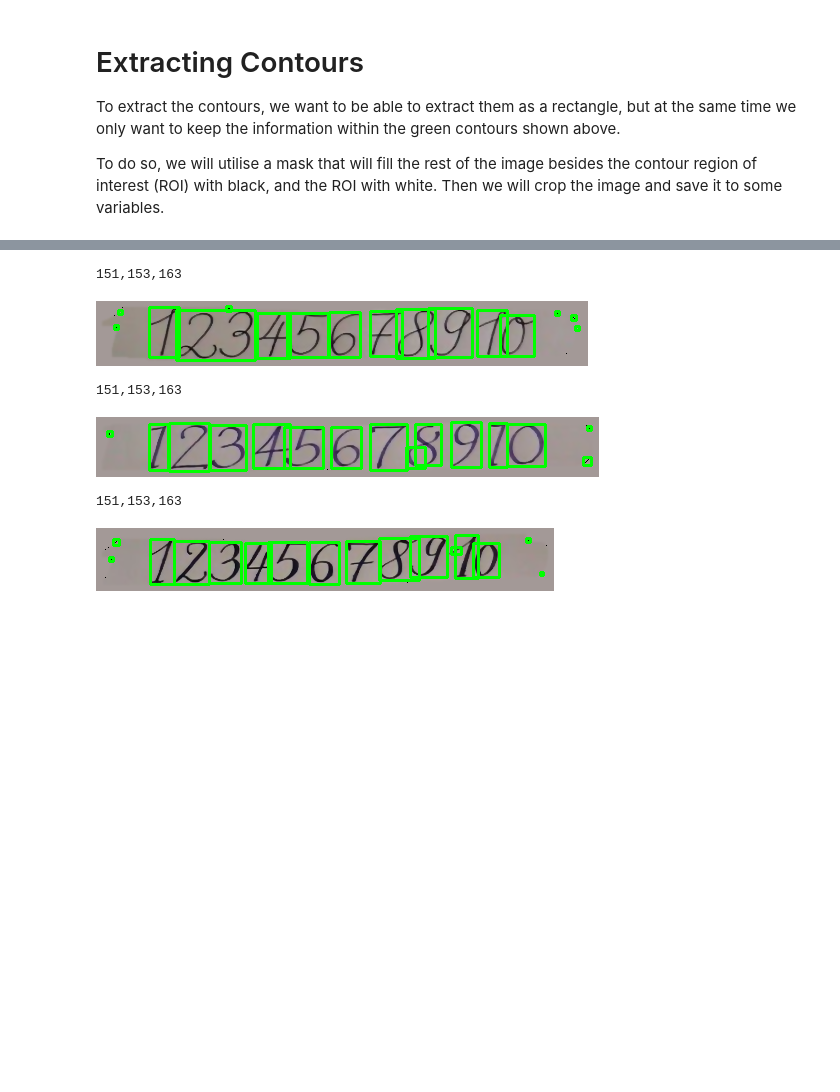
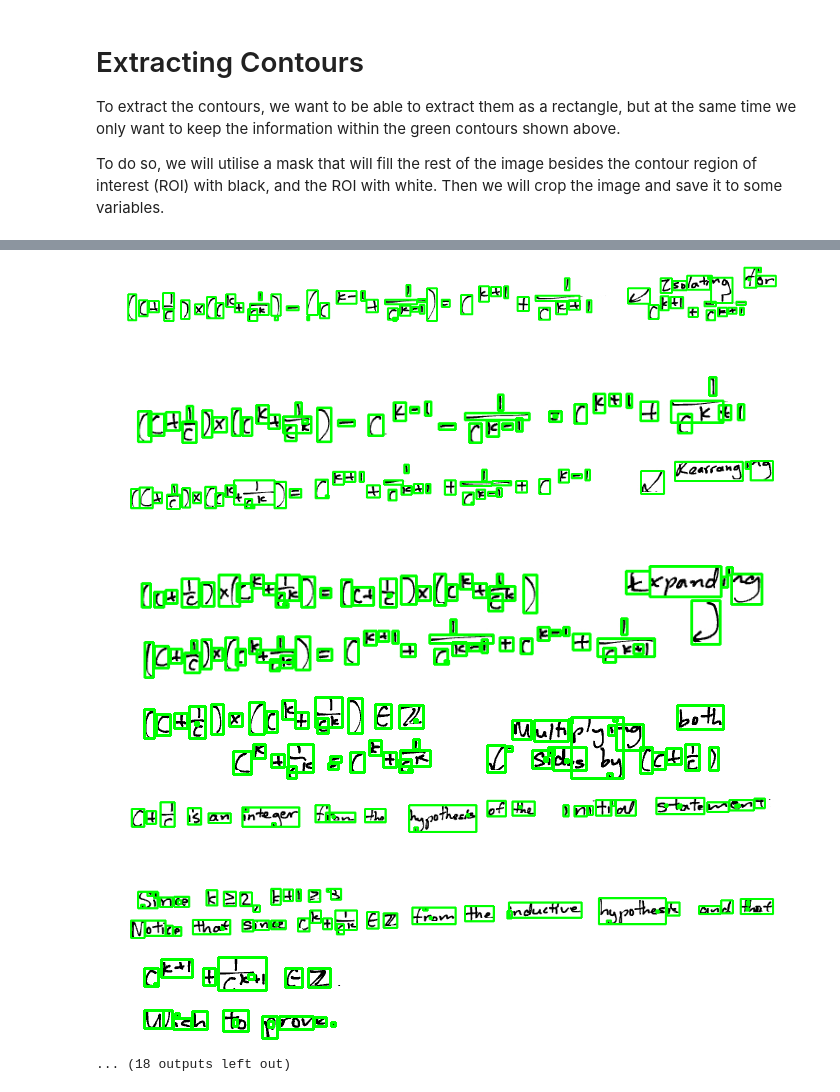
Before and after one commit to muvision/cm-mathvision, a Jupyter notebook: OpenCV.ipynb, the cells around one changed output, grey strips where cells are left out. Saved outputs shown, nothing was run; the diff lists cells and outputs as text; code cells hidden in the pictures; blank space fills up the shorter version.

```diff
--- a/OpenCV.ipynb
+++ b/OpenCV.ipynb
@@ -283,48 +298,40 @@ def add_background(img, b_color, cntrs):
 # %%
 for i in range(len(lines)):
   # (dilation, inverted_dilation) = prepare_image(img, (5,5));
   # cntrs_tm, hierarchy = cv2.findContours(dilation, cv2.RETR_TREE,
   #                                                 cv2.CHAIN_APPROX_NONE)
 
   x = bounding_box[i][0]
   y = bounding_box[i][1]
   w = bounding_box[i][2]
   h = bounding_box[i][3]
 
   cropped_line = lines[i][y:y+h,x:x+w]
 
-  cropped_line = cv2.copyMakeBorder(cropped_line, 5, 5, 5, 5, cv2.BORDER_CONSTANT, value=[0,0,0])
-  #cv2.drawContours(im3, cntrs, -1, (0,255,0),3)
-  # cv2_imshow(cropped_line)
-
-  (dilation, inverted_dilation) = prepare_image(cropped_line, (5,5));
-  cntrs_tm, hierarchy = cv2.findContours(inverted_dilation, cv2.RETR_EXTERNAL,
-                                                  cv2.CHAIN_APPROX_NONE)
-  #cv2.drawContours(cropped_line, cntrs_tm, -1, (0,255,0),3)
-  filled_background = add_background(cropped_line, common_color, cntrs_tm)
-  #cv2_imshow(filled_background)
-  filled_background = cv2.bilateralFilter(filled_background, 5, 75, 75)
-  # filled_background = cv2.medianBlur(filled_background, 3)
-  # filled_background = cv2.GaussianBlur(filled_background,(5,5),0)
-
-  (dilation, inverted_dilation) = prepare_image(filled_background, (3,3))
-  cntrs_final, hierarchy = cv2.findContours(dilation, cv2.RETR_EXTERNAL,
+  (dilation, inverted_dilation) = prepare_image(cropped_line, (3,3))
+  cntrs_final, hierarchy = cv2.findContours(dilation, cv2.RETR_TREE,
                                                    cv2.CHAIN_APPROX_NONE)
 
   for cnt in cntrs_final:
     x, y, w, h = cv2.boundingRect(cnt)
     # print(f"{x},{y},{w},{h}")
 
     # Drawing a rectangle on copied image
-    rect = cv2.rectangle(filled_background, (x, y), (x + w, y + h), (0, 255, 0), 2)
+    rect = cv2.rectangle(cropped_line, (x, y), (x + w, y + h), (0, 255, 0), 2)
 
-  #draw_crop(img, cntrs)
-  #print(cntrs)
-  cv2_imshow(filled_background)
+
+  cv2_imshow(cropped_line)
 # %% [output]
+[figure, new version]
+[figure, new version]
+[figure, new version]
+[figure, added]
+[figure, added]
+[figure, added]
+[figure, added]
+[figure, added]
+[figure, added]
+[figure, added]
+[figure, added]
+[figure, added]
-151,153,163
+... (18 outputs left out)
-[figure, old version]
-151,153,163
-[figure, old version]
-151,153,163
-[figure, old version]
```
Also changed, not shown: parts of 8 cells of this notebook.
